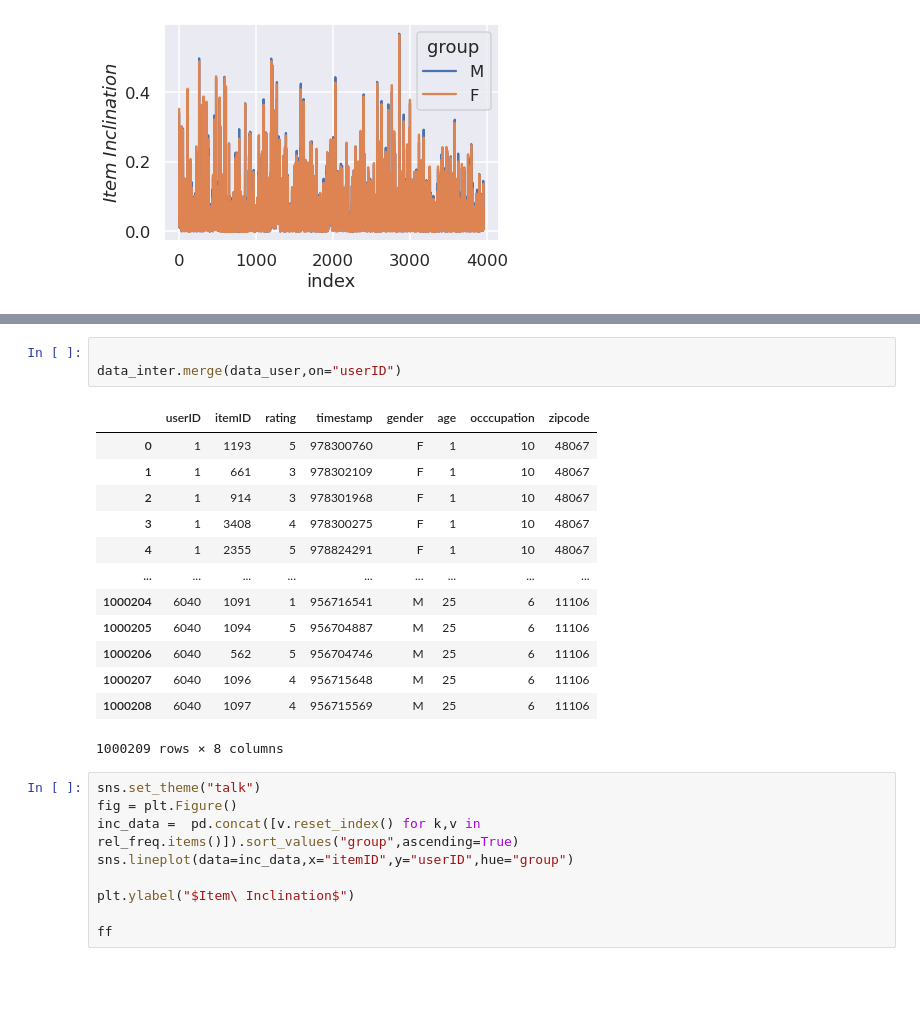
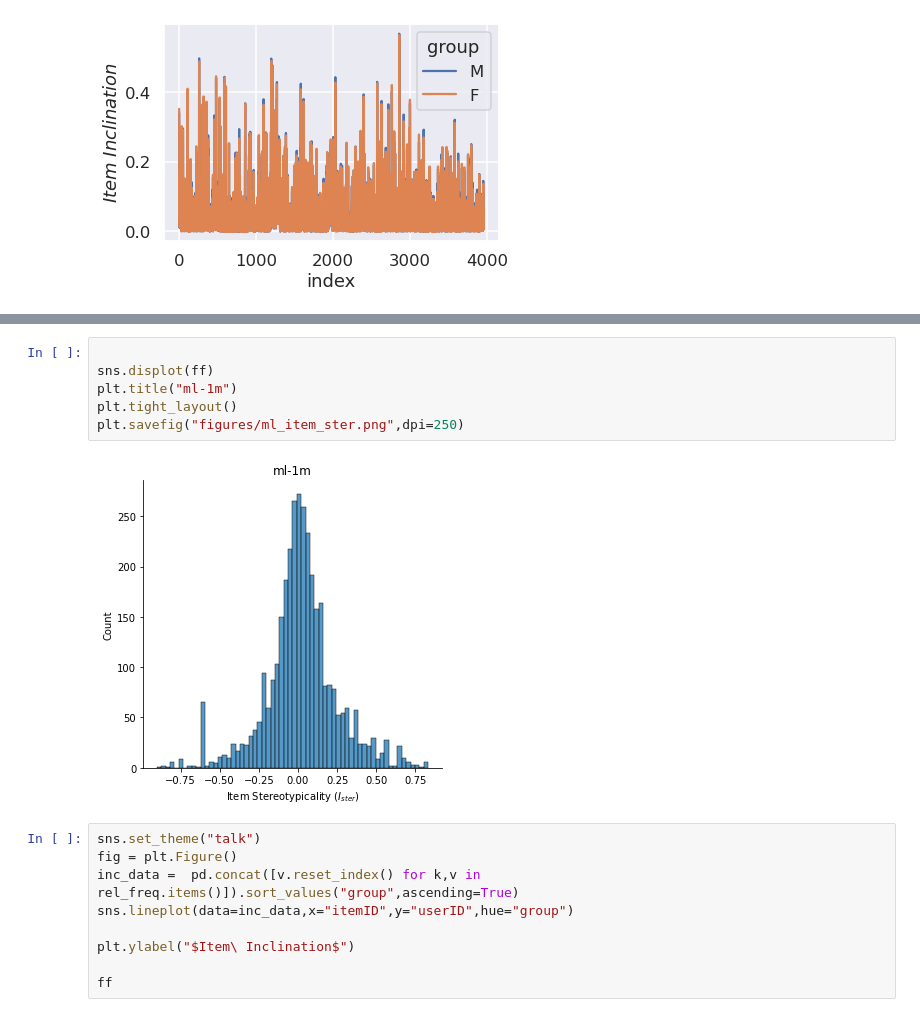
Before and after one commit to gescobedo/SBO, a Jupyter notebook: perturbation.ipynb, the cells around one changed output, grey strips where cells are left out. Drawn from its saved outputs; the diff is of its cells as text; blank space fills up the shorter version.

```diff
--- a/perturbation.ipynb
+++ b/perturbation.ipynb
@@ -232,20 +230,11 @@ Text(0.5, 1.0, "Distribution of item's FF values")
 # %%
 
-data_inter.merge(data_user,on="userID")
+sns.displot(ff)
+plt.title("ml-1m")
+plt.tight_layout()
+plt.savefig("figures/ml_item_ster.png",dpi=250)
 # %% [output]
-|  | userID | itemID | rating | timestamp | gender | age | occcupation | zipcode |
-| 0 | 1 | 1193 | 5 | 978300760 | F | 1 | 10 | 48067 |
-| 1 | 1 | 661 | 3 | 978302109 | F | 1 | 10 | 48067 |
-| 2 | 1 | 914 | 3 | 978301968 | F | 1 | 10 | 48067 |
-| 3 | 1 | 3408 | 4 | 978300275 | F | 1 | 10 | 48067 |
-| 4 | 1 | 2355 | 5 | 978824291 | F | 1 | 10 | 48067 |
-| ... | ... | ... | ... | ... | ... | ... | ... | ... |
-| 1000204 | 6040 | 1091 | 1 | 956716541 | M | 25 | 6 | 11106 |
-| 1000205 | 6040 | 1094 | 5 | 956704887 | M | 25 | 6 | 11106 |
-| 1000206 | 6040 | 562 | 5 | 956704746 | M | 25 | 6 | 11106 |
-| 1000207 | 6040 | 1096 | 4 | 956715648 | M | 25 | 6 | 11106 |
-| 1000208 | 6040 | 1097 | 4 | 956715569 | M | 25 | 6 | 11106 |
-1000209 rows × 8 columns
+[figure, added]
 # %%
 sns.set_theme("talk")
 fig = plt.Figure()
```
Also changed, not shown: parts of 3 cells of this notebook, 4 other files.
